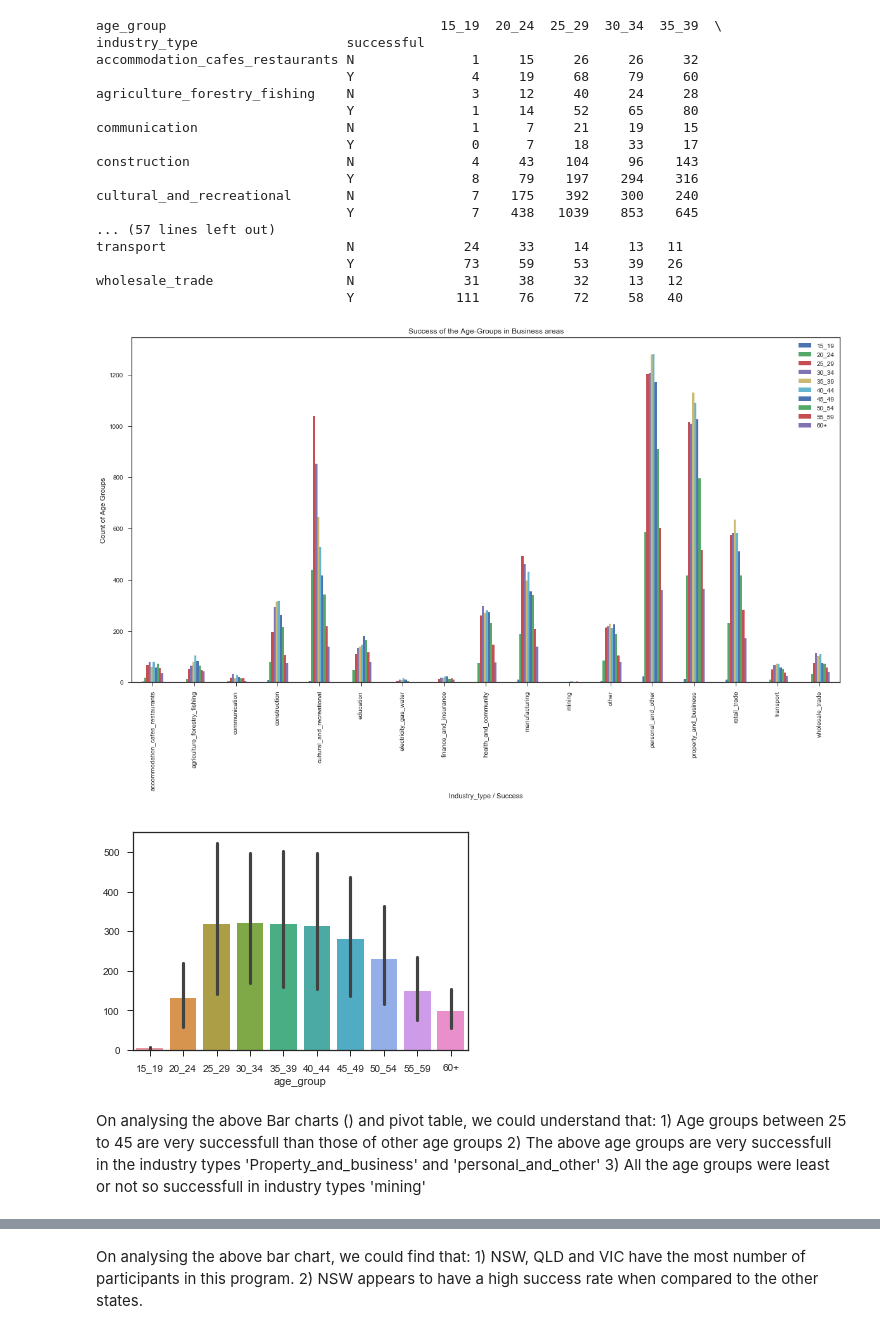
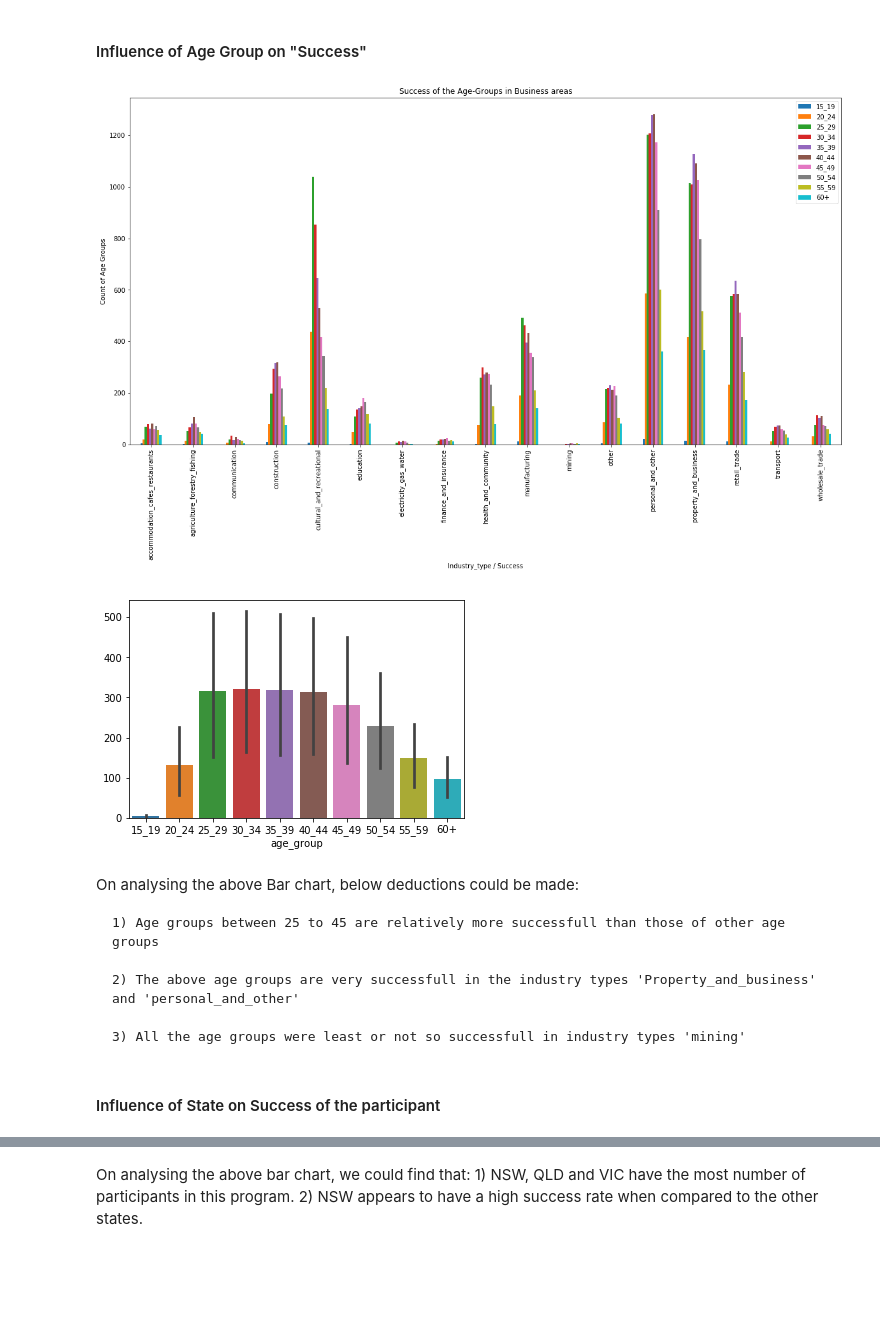
Before and after one commit to vsrajesh1/Capstone_Project_1, a Jupyter notebook: Capstone1_DataWrangling.ipynb, the cells around one changed output, grey strips where cells are left out. Saved outputs shown, nothing was run; the diff lists cells and outputs as text; code cells hidden in the pictures; blank space fills up the shorter version.

```diff
--- a/Capstone1_DataWrangling.ipynb
+++ b/Capstone1_DataWrangling.ipynb
@@ -60,44 +123,32 @@ print(dict_df.head())
+# %% [markdown]
+#### Influence of Age Group on "Success"
 # %%
 # prepare a pivot table to display the number of successes/failure businesses among different age groups
 main_df['Age'] = main_df['age_group']
-main_pivot1 = main_df.pivot_table(values='Age', index=['industry_type','successful'], columns='age_group', aggfunc='count',fill_value=0, dropna = True, margins_name='All')
-print(main_pivot1)
+#main_pivot1 = main_df.pivot_table(values='Age', index=['industry_type','successful'], columns='age_group', aggfunc='count',fill_value=0, dropna = True, margins_name='All')
+#print(main_pivot1)
 
-# The above pivot table couln't be used directly to analyse as to which age group has high success rate.
-# Therefore creating another pivot and using it for Barchart
 main_pivot2 = main_df[main_df['successful']=='Y'].pivot_table(values='Age', index=['industry_type'], columns='age_group', aggfunc='count',fill_value=0, dropna = True, margins_name='All')
 main_pivot2.plot.bar(rot=90,figsize=(20,10)).legend(loc='upper right')
 plt.xlabel('Industry_type / Success')
 plt.ylabel('Count of Age Groups')
 plt.title('Success of the Age-Groups in Business areas')
 plt.show()
 
 sns.barplot(data=main_pivot2);
 # %% [output]
-age_group                                   15_19  20_24  25_29  30_34  35_39  \
-industry_type                   successful
-accommodation_cafes_restaurants N               1     15     26     26     32
-                                Y               4     19     68     79     60
-agriculture_forestry_fishing    N               3     12     40     24     28
-                                Y               1     14     52     65     80
-communication                   N               1      7     21     19     15
-                                Y               0      7     18     33     17
-construction                    N               4     43    104     96    143
-                                Y               8     79    197    294    316
-cultural_and_recreational       N               7    175    392    300    240
-                                Y               7    438   1039    853    645
-... (57 lines left out)
-transport                       N              24     33     14     13   11
-                                Y              73     59     53     39   26
-wholesale_trade                 N              31     38     32     13   12
-                                Y             111     76     72     58   40
-[figure, old version]
+[figure, new version]
-[figure, old version]
+[figure, new version]
 # %% [markdown]
-On analysing the above Bar charts () and pivot table, we could understand that:
-    1) Age groups between 25 to 45 are very successfull than those of other age groups
+On analysing the above Bar chart, below deductions could be made:
+
+    1) Age groups between 25 to 45 are relatively more successfull than those of other age groups
+
     2) The above age groups are very successfull in the industry types 'Property_and_business' and 'personal_and_other'
+
     3) All the age groups were least or not so successfull in industry types 'mining'
+# %% [markdown]
+#### Influence of State on Success of the participant
 # %%
 # prepare a pivot table to display the number of successes/failure businesses among different States
 main_melt2 = pd.melt(main_df,id_vars=['industry_type','successful'], value_vars=['state'],var_name='State',value_name='StateVal')
```
Also changed, not shown: parts of 23 cells of this notebook.
